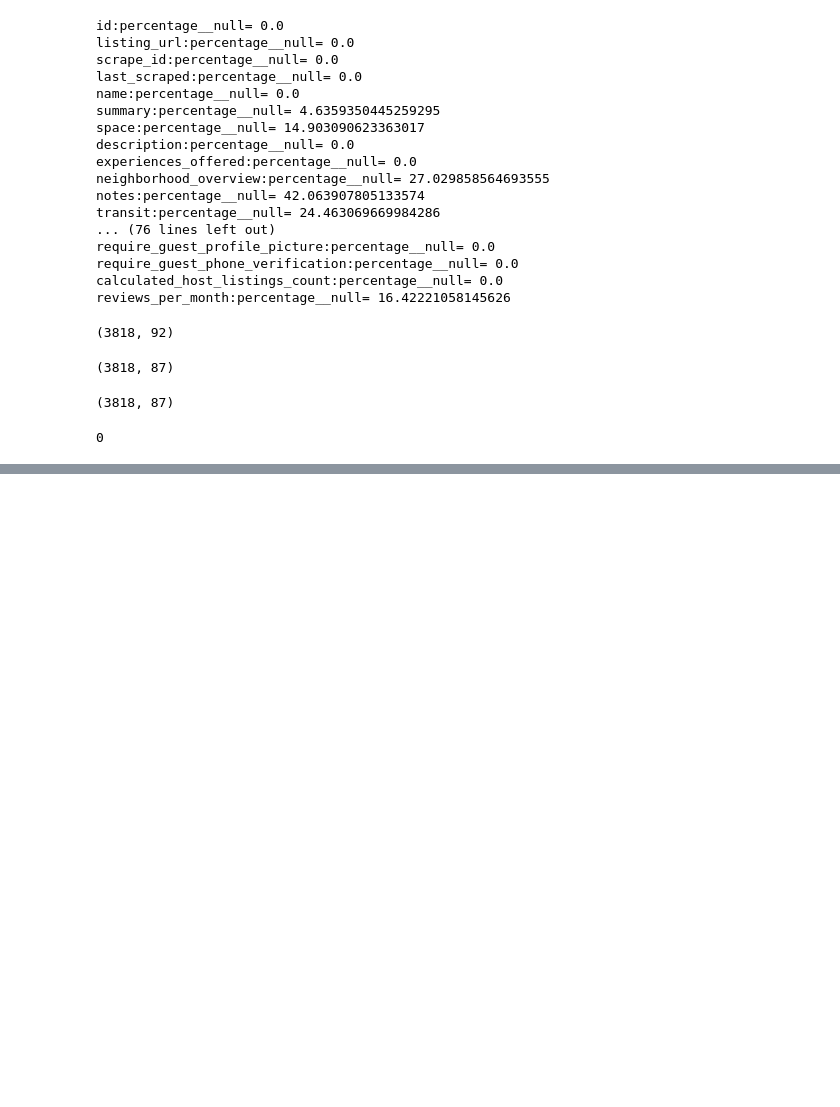
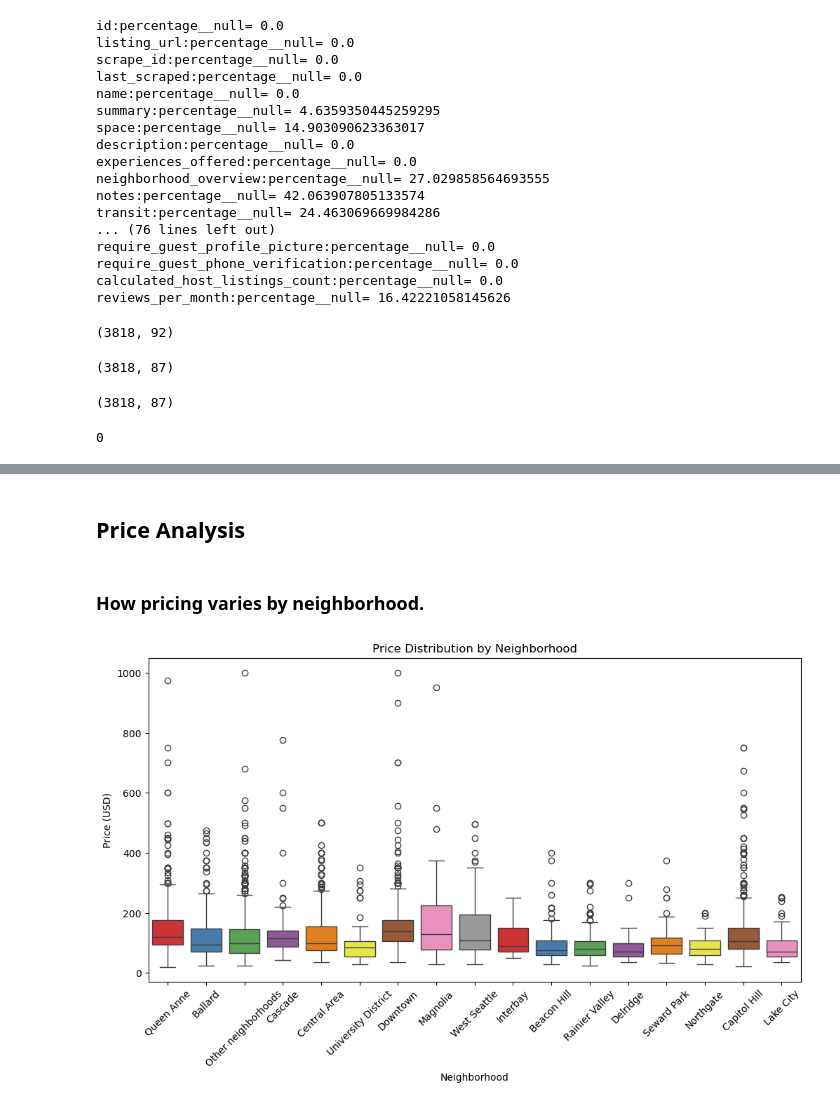
Before and after one commit to Rlours/Airbnb-Listings, a Jupyter notebook: Airbnb_Analysis.ipynb, the cells around one changed output, grey strips where cells are left out. Cells and saved outputs as stored; diff of their text form; code cells hidden in the pictures; blank space fills up the shorter version.

```diff
--- a/Airbnb_Analysis.ipynb
+++ b/Airbnb_Analysis.ipynb
@@ -174,0 +224,15 @@ The mean (127.98) is higher than the median (100.00), suggesting a possible righ
+# %% [markdown]
+## Price Analysis
+# %% [markdown]
+### How pricing varies by neighborhood.
+# %%
+# Boxplot: Price by neighborhood
+plt.figure(figsize=(12, 6))
+sns.boxplot(x='neighbourhood_group_cleansed', y='price', data=df_listings_modified,palette="Set1")
+plt.title('Price Distribution by Neighborhood')
+plt.ylabel('Price (USD)')
+plt.xlabel('Neighborhood')
+plt.xticks(rotation=45)
+plt.show()
+# %% [output]
+[figure, added]
```
Also changed, not shown: parts of 43 cells of this notebook, 2 other files.
